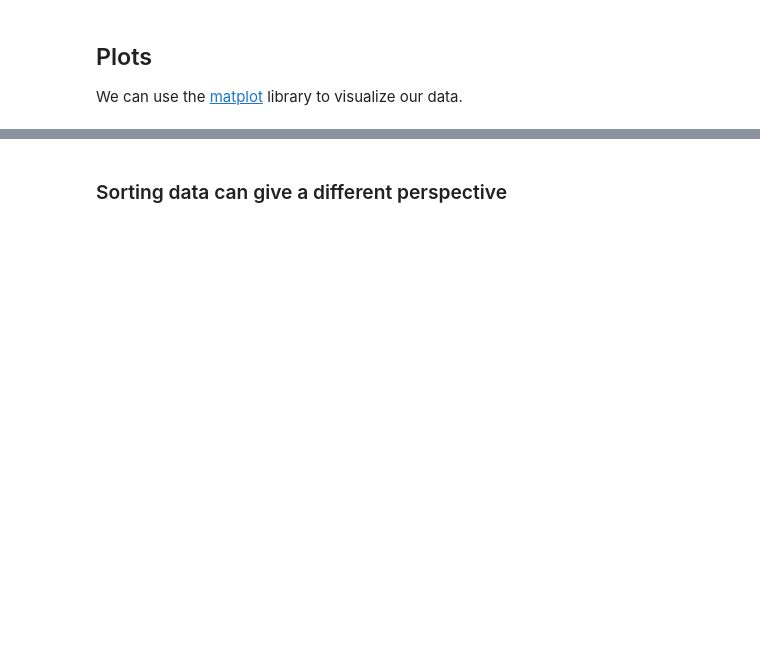
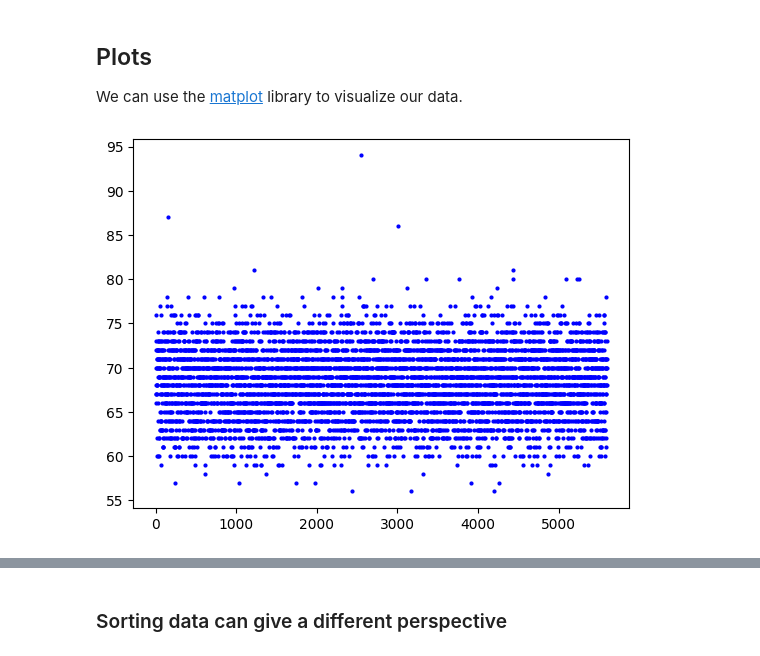
Before and after one commit to chuik633-PSAM5020/WK02, a Jupyter notebook: WK02.ipynb, the cells around one changed output, grey strips where cells are left out. Saved outputs shown, nothing was run; the diff lists cells and outputs as text; code cells hidden in the pictures; blank space fills up the shorter version.

```diff
--- a/WK02.ipynb
+++ b/WK02.ipynb
@@ -530,8 +675,11 @@ We can use the [matplot](https://matplotlib.org/stable/api/pyplot_summary.html)
 # %%
 # TODO: get heights
 heights = []
+heights =[entry['height'] for entry in ansur]
 
 plt.plot(heights, 'bo', markersize=2)
 plt.show()
+# %% [output]
+[figure, added]
 # %%
 # TODO: get weights
```
Also changed, not shown: parts of 25 cells of this notebook.
